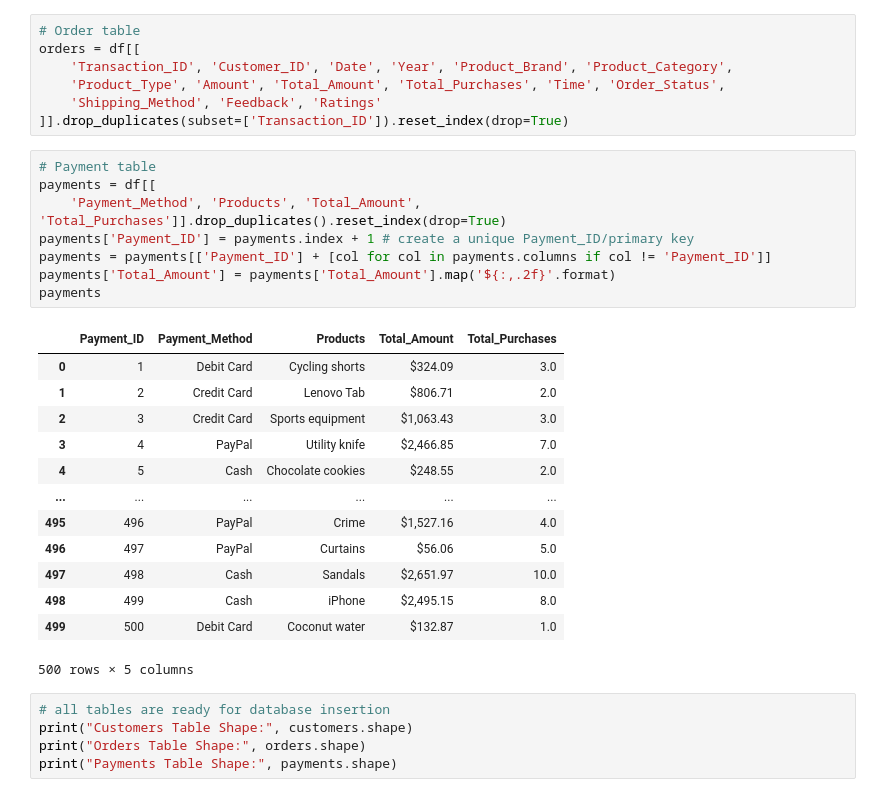
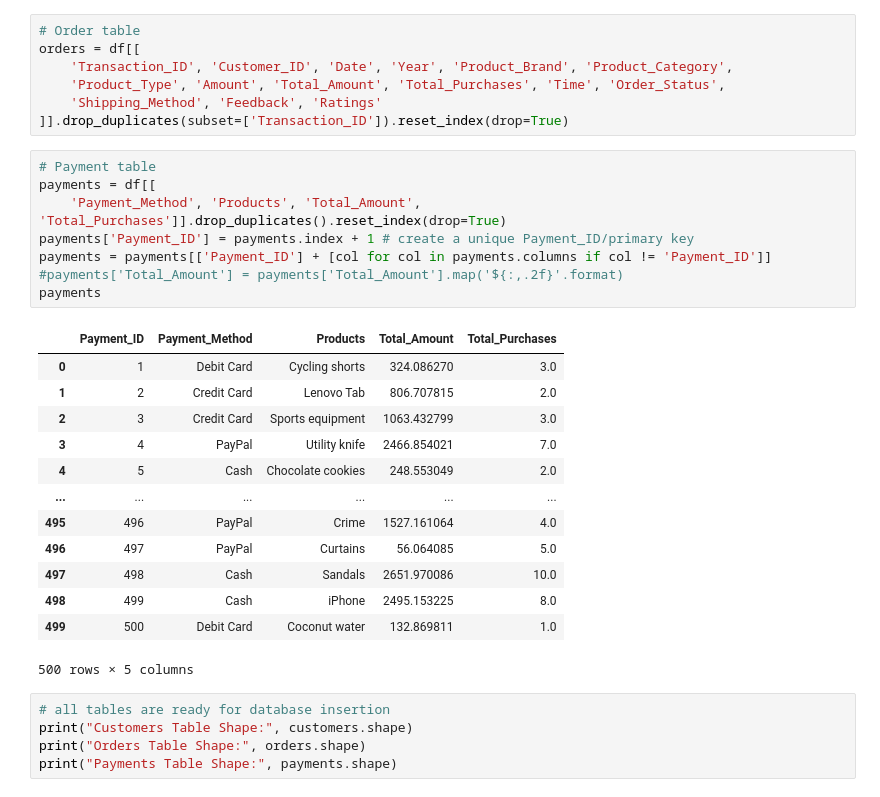
Before and after one commit to kunlay1/retail_project, a Jupyter notebook: retail_data_prj.ipynb, the cells around one changed output. Saved outputs shown, nothing was run; the diff lists cells and outputs as text.

```diff
--- a/retail_data_prj.ipynb
+++ b/retail_data_prj.ipynb
@@ -296,24 +296,24 @@ orders = df[[
 # %%
 # Payment table
 payments = df[[
     'Payment_Method', 'Products', 'Total_Amount', 'Total_Purchases']].drop_duplicates().reset_index(drop=True)
 payments['Payment_ID'] = payments.index + 1 # create a unique Payment_ID/primary key
 payments = payments[['Payment_ID'] + [col for col in payments.columns if col != 'Payment_ID']]
-payments['Total_Amount'] = payments['Total_Amount'].map('${:,.2f}'.format)
+#payments['Total_Amount'] = payments['Total_Amount'].map('${:,.2f}'.format)
 payments
 # %% [output]
 |  | Payment_ID | Payment_Method | Products | Total_Amount | Total_Purchases |
-| 0 | 1 | Debit Card | Cycling shorts | $324.09 | 3.0 |
-| 1 | 2 | Credit Card | Lenovo Tab | $806.71 | 2.0 |
-| 2 | 3 | Credit Card | Sports equipment | $1,063.43 | 3.0 |
-| 3 | 4 | PayPal | Utility knife | $2,466.85 | 7.0 |
-| 4 | 5 | Cash | Chocolate cookies | $248.55 | 2.0 |
+| 0 | 1 | Debit Card | Cycling shorts | 324.086270 | 3.0 |
+| 1 | 2 | Credit Card | Lenovo Tab | 806.707815 | 2.0 |
+| 2 | 3 | Credit Card | Sports equipment | 1063.432799 | 3.0 |
+| 3 | 4 | PayPal | Utility knife | 2466.854021 | 7.0 |
+| 4 | 5 | Cash | Chocolate cookies | 248.553049 | 2.0 |
 | ... | ... | ... | ... | ... | ... |
-| 495 | 496 | PayPal | Crime | $1,527.16 | 4.0 |
-| 496 | 497 | PayPal | Curtains | $56.06 | 5.0 |
-| 497 | 498 | Cash | Sandals | $2,651.97 | 10.0 |
-| 498 | 499 | Cash | iPhone | $2,495.15 | 8.0 |
-| 499 | 500 | Debit Card | Coconut water | $132.87 | 1.0 |
+| 495 | 496 | PayPal | Crime | 1527.161064 | 4.0 |
+| 496 | 497 | PayPal | Curtains | 56.064085 | 5.0 |
+| 497 | 498 | Cash | Sandals | 2651.970086 | 10.0 |
+| 498 | 499 | Cash | iPhone | 2495.153225 | 8.0 |
+| 499 | 500 | Debit Card | Coconut water | 132.869811 | 1.0 |
 500 rows × 5 columns
 # %%
 # all tables are ready for database insertion
```
Also changed, not shown: parts of 8 cells of this notebook, 1 other file.
